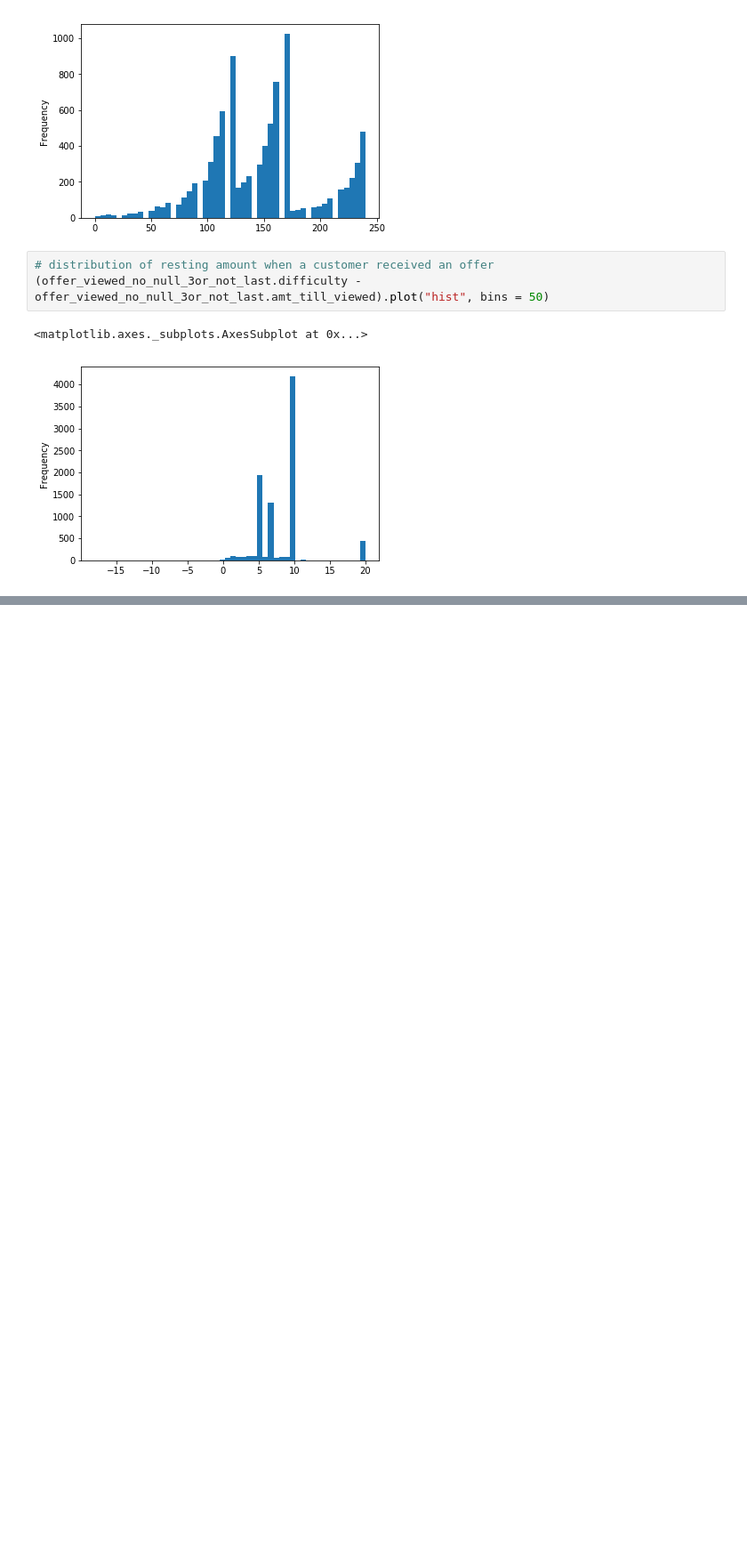
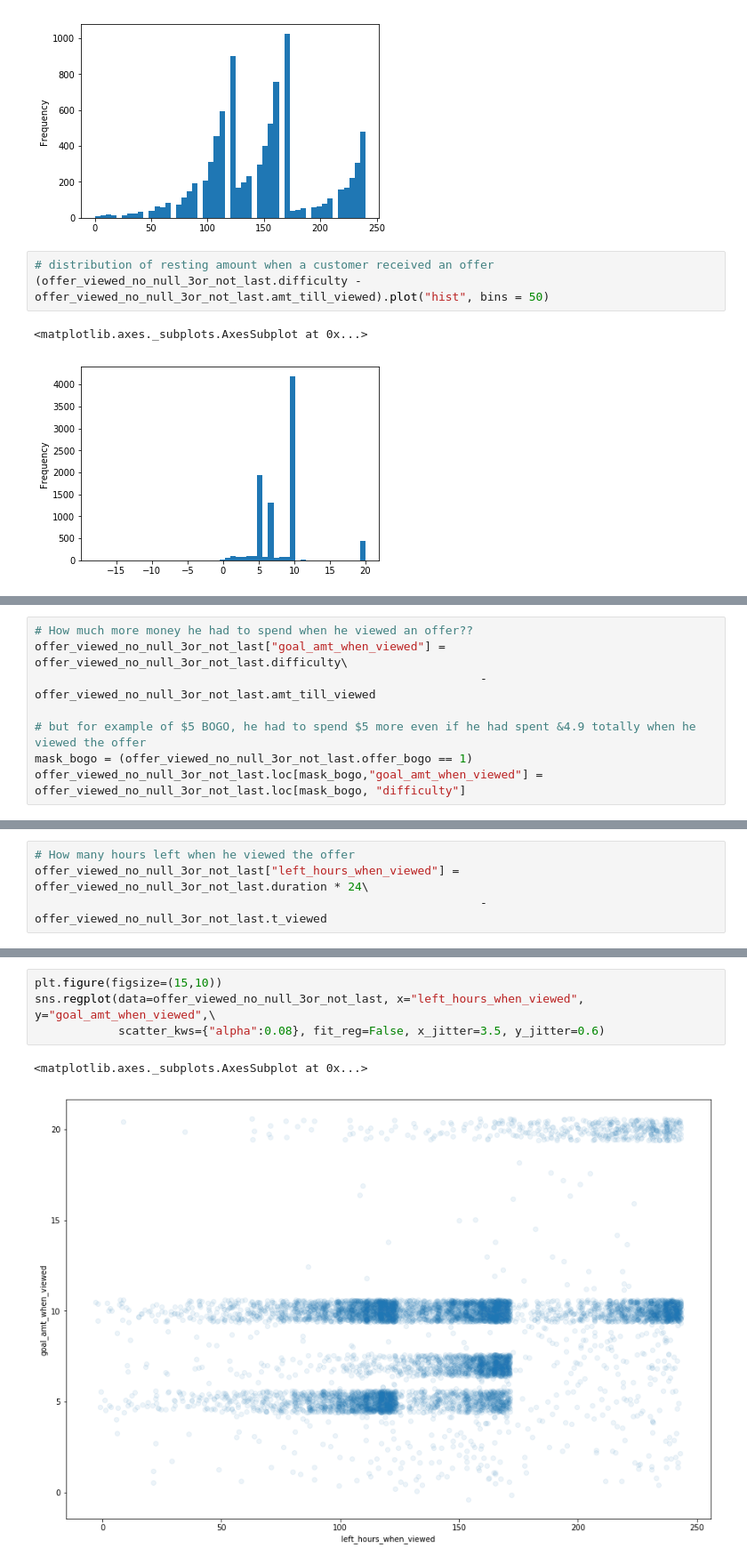
Before and after one commit to kudojp/StarBucksPromotionAnalysis, a Jupyter notebook: 190403StarbucksPromotionAnalysis.ipynb, the cells around one changed output, grey strips where cells are left out. Shown at 89% size. Cells and saved outputs as stored; diff of their text form; blank space fills up the shorter version.

```diff
--- a/190403StarbucksPromotionAnalysis.ipynb
+++ b/190403StarbucksPromotionAnalysis.ipynb
@@ -760,0 +761,8 @@ merged_df.to_csv("data/updated_df.csv",index=False)
+# %%
+# How much more money he had to spend when he viewed an offer??
+offer_viewed_no_null_3or_not_last["goal_amt_when_viewed"] = offer_viewed_no_null_3or_not_last.difficulty\
+                                                                - offer_viewed_no_null_3or_not_last.amt_till_viewed
+
+# but for example of $5 BOGO, he had to spend $5 more even if he had spent &4.9 totally when he viewed the offer
+mask_bogo = (offer_viewed_no_null_3or_not_last.offer_bogo == 1)
+offer_viewed_no_null_3or_not_last.loc[mask_bogo,"goal_amt_when_viewed"] = offer_viewed_no_null_3or_not_last.loc[mask_bogo, "difficulty"]
@@ -760,0 +780,4 @@ merged_df.to_csv("data/updated_df.csv",index=False)
+# %%
+# How many hours left when he viewed the offer
+offer_viewed_no_null_3or_not_last["left_hours_when_viewed"] = offer_viewed_no_null_3or_not_last.duration * 24\
+                                                                - offer_viewed_no_null_3or_not_last.t_viewed
@@ -760,0 +798,7 @@ merged_df.to_csv("data/updated_df.csv",index=False)
+# %%
+plt.figure(figsize=(15,10))
+sns.regplot(data=offer_viewed_no_null_3or_not_last, x="left_hours_when_viewed", y="goal_amt_when_viewed",\
+            scatter_kws={"alpha":0.08}, fit_reg=False, x_jitter=3.5, y_jitter=0.6)
+# %% [output]
+<matplotlib.axes._subplots.AxesSubplot at 0x...>
+[figure, added]
```
Also changed, not shown: parts of 53 cells of this notebook, 2 other files.
